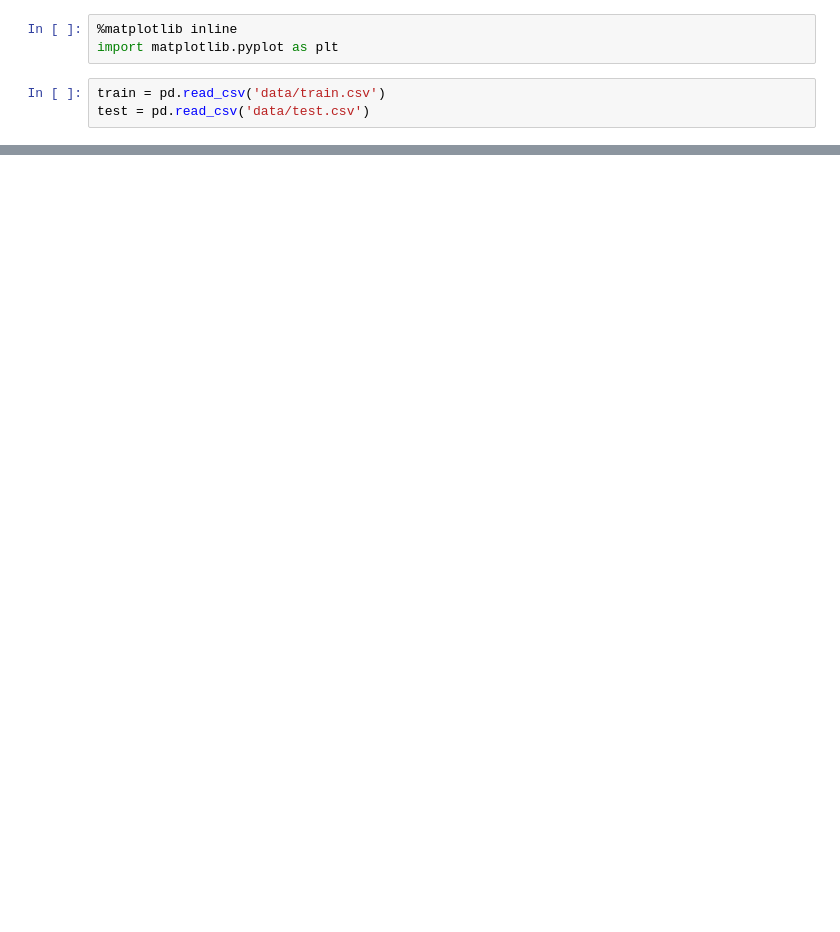
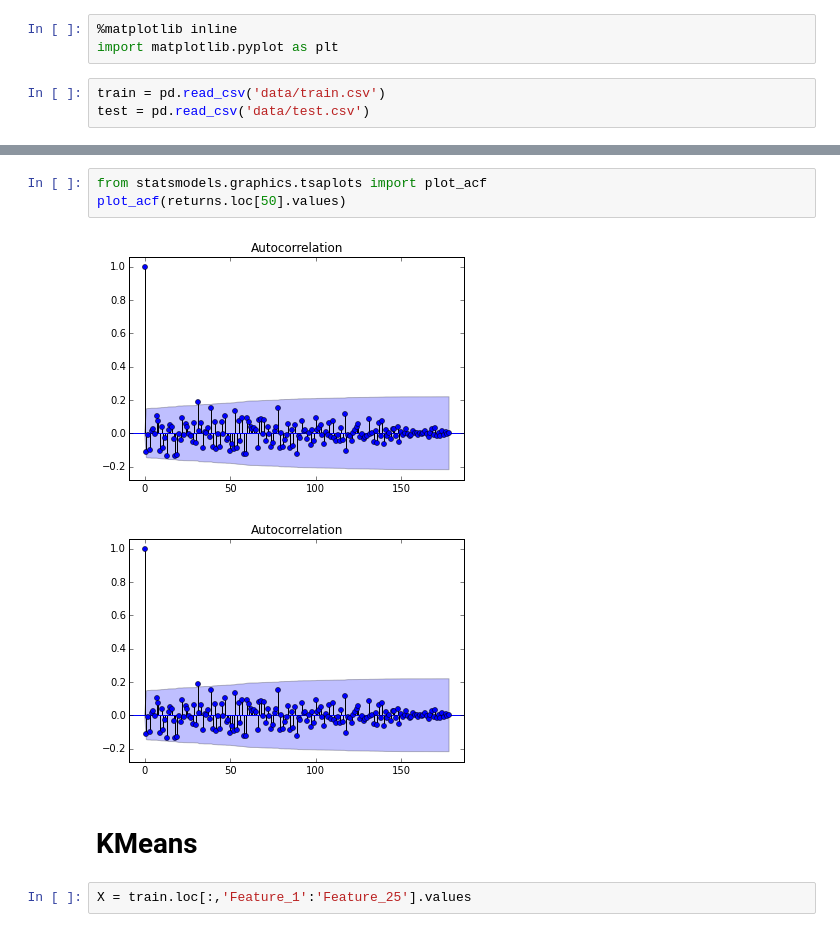
Before and after one commit to achab/winton, a Jupyter notebook: exploration.ipynb, the cells around one changed output, grey strips where cells are left out. Saved outputs shown, nothing was run; the diff lists cells and outputs as text; blank space fills up the shorter version.

```diff
--- a/exploration.ipynb
+++ b/exploration.ipynb
@@ -29,0 +48,10 @@ log_prices = returns.cumsum()
+# %%
+from statsmodels.graphics.tsaplots import plot_acf
+plot_acf(returns.loc[50].values)
+# %% [output]
+[figure, added]
+[figure, added]
+# %% [markdown]
+# KMeans
+# %%
+X = train.loc[:,'Feature_1':'Feature_25'].values
```
Also changed, not shown: parts of 31 cells of this notebook.
